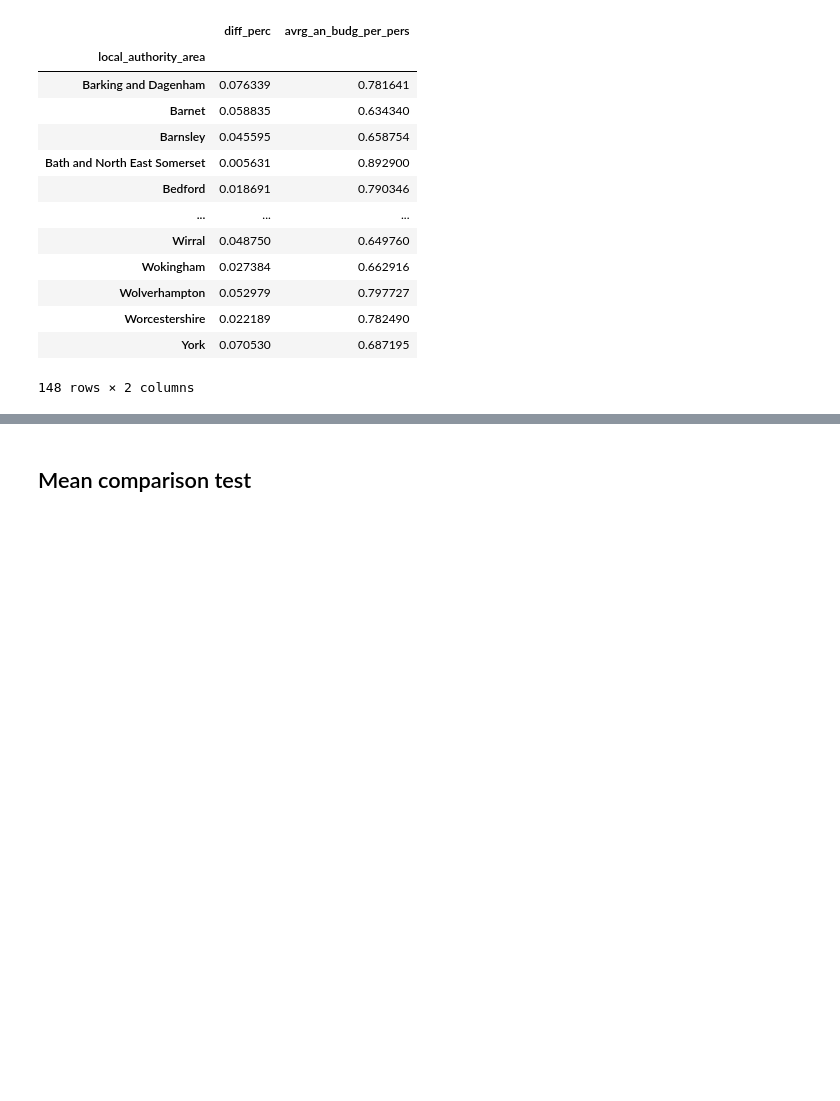
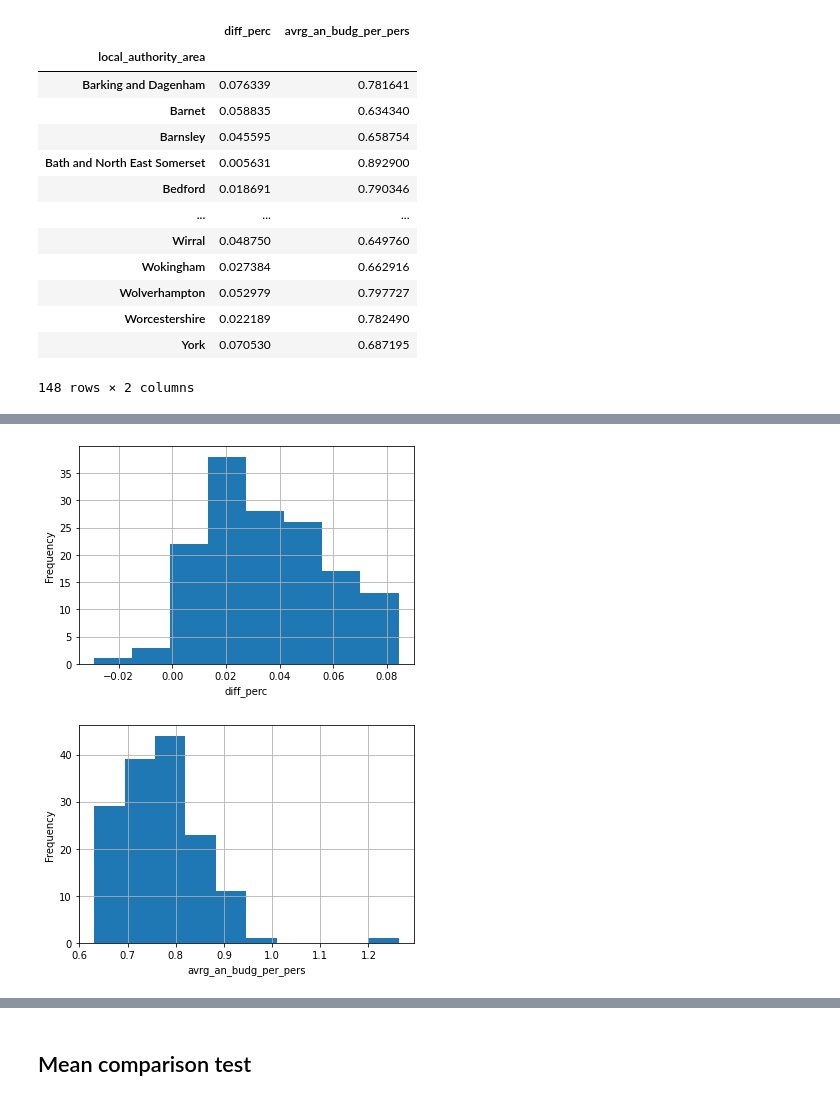
Before and after one commit to DaphneBdn/QM_coursework1, a Jupyter notebook: Coursework1_Analysis_code.ipynb, the cells around one changed output, grey strips where cells are left out. Drawn from its saved outputs; the diff is of its cells as text; code cells hidden in the pictures; blank space fills up the shorter version.

```diff
--- a/Coursework1_Analysis_code.ipynb
+++ b/Coursework1_Analysis_code.ipynb
@@ -526,6 +525,0 @@ df1['avrg_an_budg_per_pers'].hist()
-# %%
-import numpy as np
-df1['ln_diff_perc']= np.log(df1['diff_perc'])
-df1['ln_avrg_an_budg_per_pers'] =np.log(df1['avrg_an_budg_per_pers'])
-
-df1
@@ -676,0 +540,16 @@ print("F-test pvalue          =", pvalue_F)
+# %%
+plt.figure(1)
+df1['diff_perc'].hist(bins=8)
+#pl.title("diff_perc")
+pl.xlabel("diff_perc")
+pl.ylabel("Frequency")
+plt.savefig("hist_diff_perc_nooutliers.png")
+
+plt.figure(2)
+df1['avrg_an_budg_per_pers'].hist(bins=10)
+pl.xlabel("avrg_an_budg_per_pers")
+pl.ylabel("Frequency")
+plt.savefig("hist_budg_noutliers.png")
+# %% [output]
+[figure, added]
+[figure, added]
```
Also changed, not shown: parts of 33 cells of this notebook.
